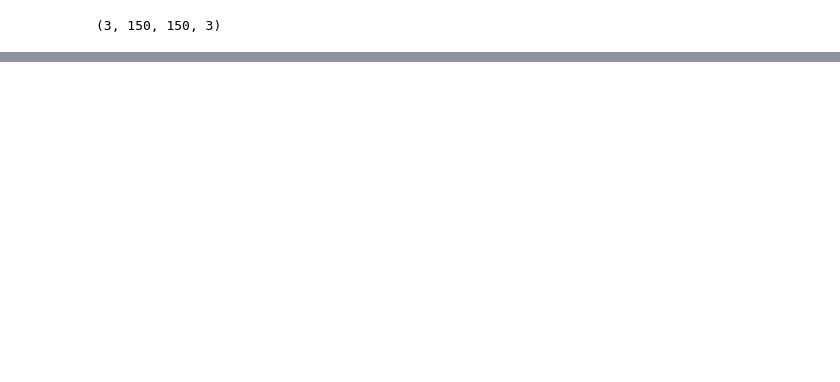
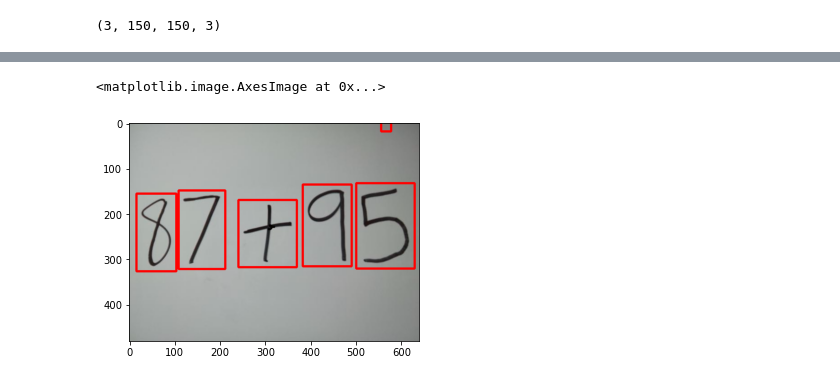
Before and after one commit to mattdmv/MathSolve, a Jupyter notebook: Handwritten equation processing/Processing handwritten equation.ipynb, the cells around one changed output, grey strips where cells are left out. Drawn from its saved outputs; the diff is of its cells as text; code cells hidden in the pictures; blank space fills up the shorter version.

```diff
--- a/Handwritten equation processing/Processing handwritten equation.ipynb
+++ b/Handwritten equation processing/Processing handwritten equation.ipynb
@@ -170,0 +273,9 @@ File saved successfully
+# %%
+(x, y, w, h) = boundingBoxes_filtered[5]
+
+bound_box_img_2 = cv.rectangle(test_image_copy_2, (x-10, y-10), (x+w+10, y+h+10), (255, 0, 0), 3)
+
+plt.imshow(bound_box_img_2)
+# %% [output]
+<matplotlib.image.AxesImage at 0x...>
+[figure, added]
```
Also changed, not shown: parts of 28 cells of this notebook, 6 other files.
